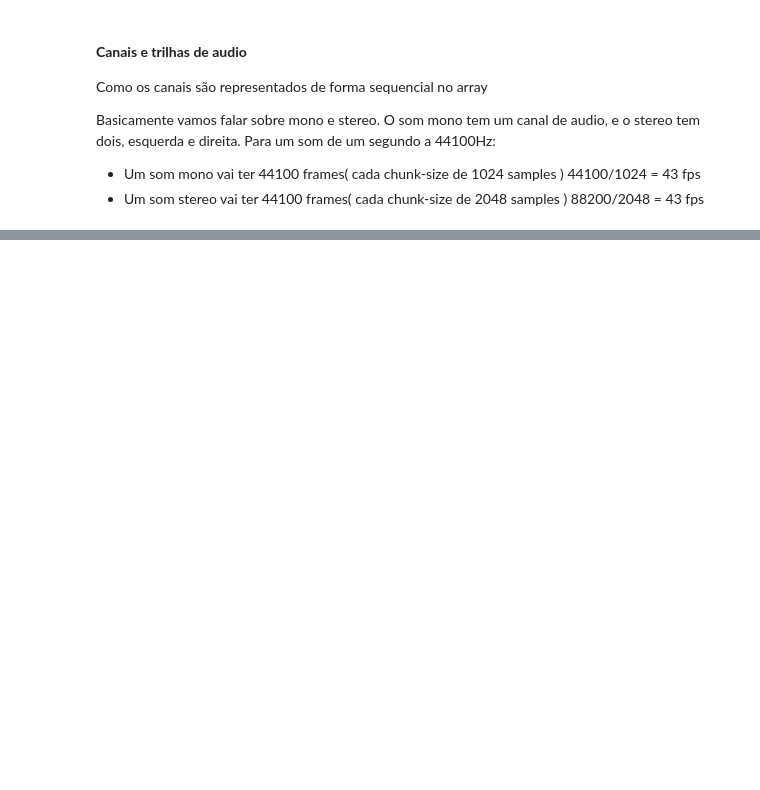
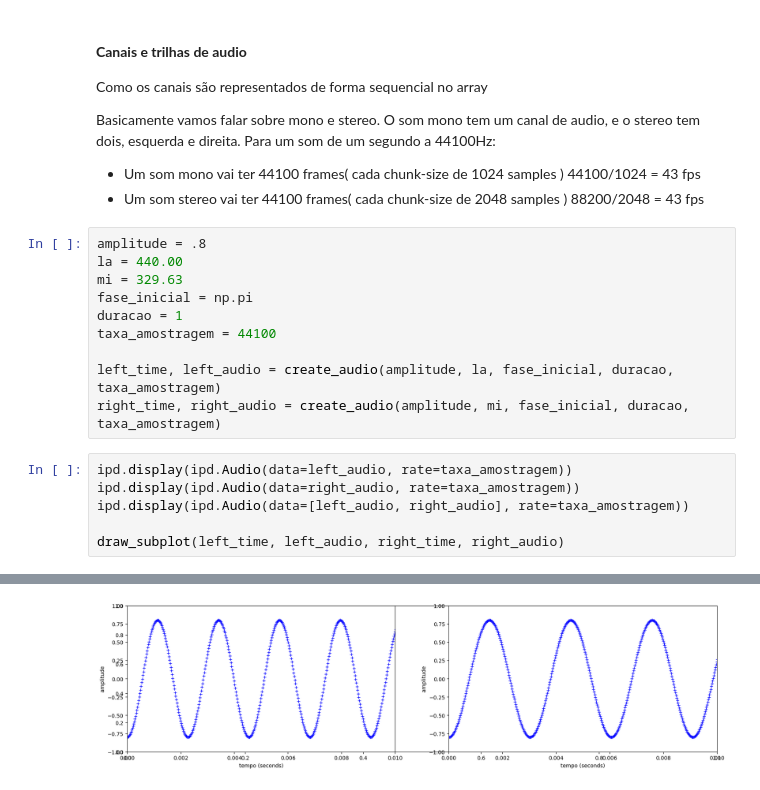
Before and after one commit to leandronunescorreia/audio-processing, a Jupyter notebook: audio_processing_basics.ipynb, the cells around one changed output, grey strips where cells are left out. Saved outputs shown, nothing was run; the diff lists cells and outputs as text; blank space fills up the shorter version.

```diff
--- a/audio_processing_basics.ipynb
+++ b/audio_processing_basics.ipynb
@@ -324,3 +363,20 @@ Para um som de um segundo a 44100Hz:
 
 * Um som mono vai ter 44100 frames( cada chunk-size de 1024 samples ) 44100/1024 = 43 fps
 * Um som stereo vai ter 44100 frames( cada chunk-size de 2048 samples ) 88200/2048 = 43 fps
+# %%
+amplitude = .8
+la = 440.00
+mi = 329.63
+fase_inicial = np.pi
+duracao = 1
+taxa_amostragem = 44100
+
+left_time, left_audio = create_audio(amplitude, la, fase_inicial, duracao, taxa_amostragem)
+right_time, right_audio = create_audio(amplitude, mi, fase_inicial, duracao, taxa_amostragem)
+# %%
+ipd.display(ipd.Audio(data=left_audio, rate=taxa_amostragem))
+ipd.display(ipd.Audio(data=right_audio, rate=taxa_amostragem))
+ipd.display(ipd.Audio(data=[left_audio, right_audio], rate=taxa_amostragem))
+
+draw_subplot(left_time, left_audio, right_time, right_audio)
+# %% [output]
@@ -326,0 +386 @@ Para um som de um segundo a 44100Hz:
+[figure, added]
```
Also changed, not shown: parts of 19 cells of this notebook, 2 other files.
